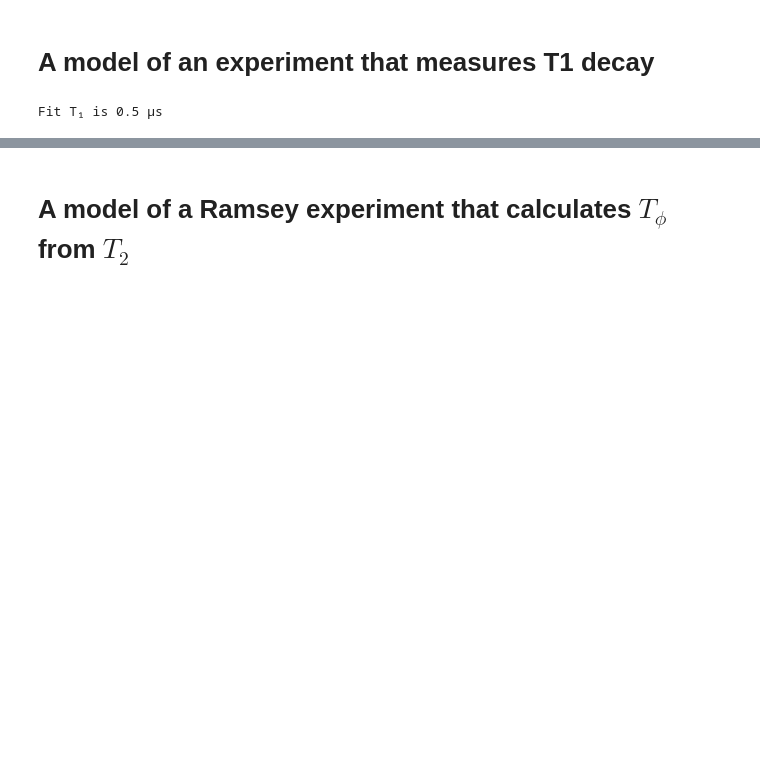
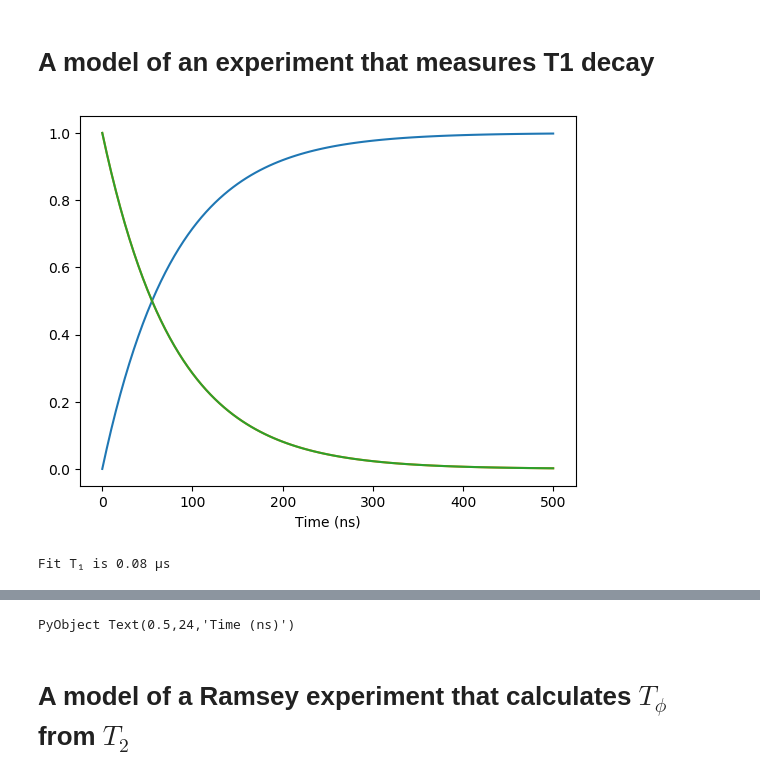
Before and after one commit to BBN-Q/QSimulator.jl, a Jupyter notebook: doc/t1_t2_example.ipynb, the cells around one changed output, grey strips where cells are left out. Saved outputs shown, nothing was run; the diff lists cells and outputs as text; code cells hidden in the pictures; blank space fills up the shorter version.

```diff
--- a/doc/t1_t2_example.ipynb
+++ b/doc/t1_t2_example.ipynb
@@ -22,7 +15,7 @@ Tgate = 1 / 4Ω # time for a 90 degree pulse
 
 qubit_freq = 1.0
 
-q0 = FixedDuffingTransmon("q0", qubit_freq, 0, 2);
+q0 = DuffingTransmon("q0", 2, DuffingSpec(qubit_freq, -.2));
 # %% [markdown]
 # Helper functions that
 ### Build  a driven CompositeQSystem
@@ -47,26 +40,27 @@ end;
 # %%
 T₁ = 500 # in ns
 γ₁ = 1. / T₁
 
 cqs = make_cqs([√γ₁ * lowering(q0)])
 
 ρ0 = Complex128[0 0; 0 1] # start in the excited state
 times = collect(linspace(0, 500, 101))
 ρs = me_state(cqs, times, ρ0)
 
 # extract ground and excited state populations
 ρgg = [real(s[1, 1]) for s in ρs]
 ρee = [real(s[2, 2]) for s in ρs]
 
 p0 = [100.] # starting guess of 100ns T₁
 fit = curve_fit(model_t1, times, ρee, p0)
 p_fit = fit.param
 
 println("Fit T₁ is $(round(Int,  p_fit[1]) / 1000.) μs")
 
-p = plot(times, ρgg, label="Ground State Pop.")
-plot!(p, times, ρee, label="Excited State Pop.")
-plot!(p, times, model_t1(times, p_fit), label="Model Fit", linestyle=:dash)
-xlabel!(p, "Time (ns)")
+plot(times, ρgg, label="Ground State Pop.")
+plot(times, ρee, label="Excited State Pop.")
+plot(times, model_t1(times, p_fit), label="Model Fit")
+xlabel("Time (ns)")
 # %% [output]
+[figure, added]
-Fit T₁ is 0.5 μs
+Fit T₁ is 0.08 μs
@@ -74,3 +67,4 @@ Fit T₁ is 0.5 μs
+PyObject Text(0.5,24,'Time (ns)')
 # %% [markdown]
 # A model of a Ramsey experiment that calculates $T_ϕ$ from $T_2$
 # %%
```
Also changed, not shown: parts of 4 cells of this notebook, 1 other file.
